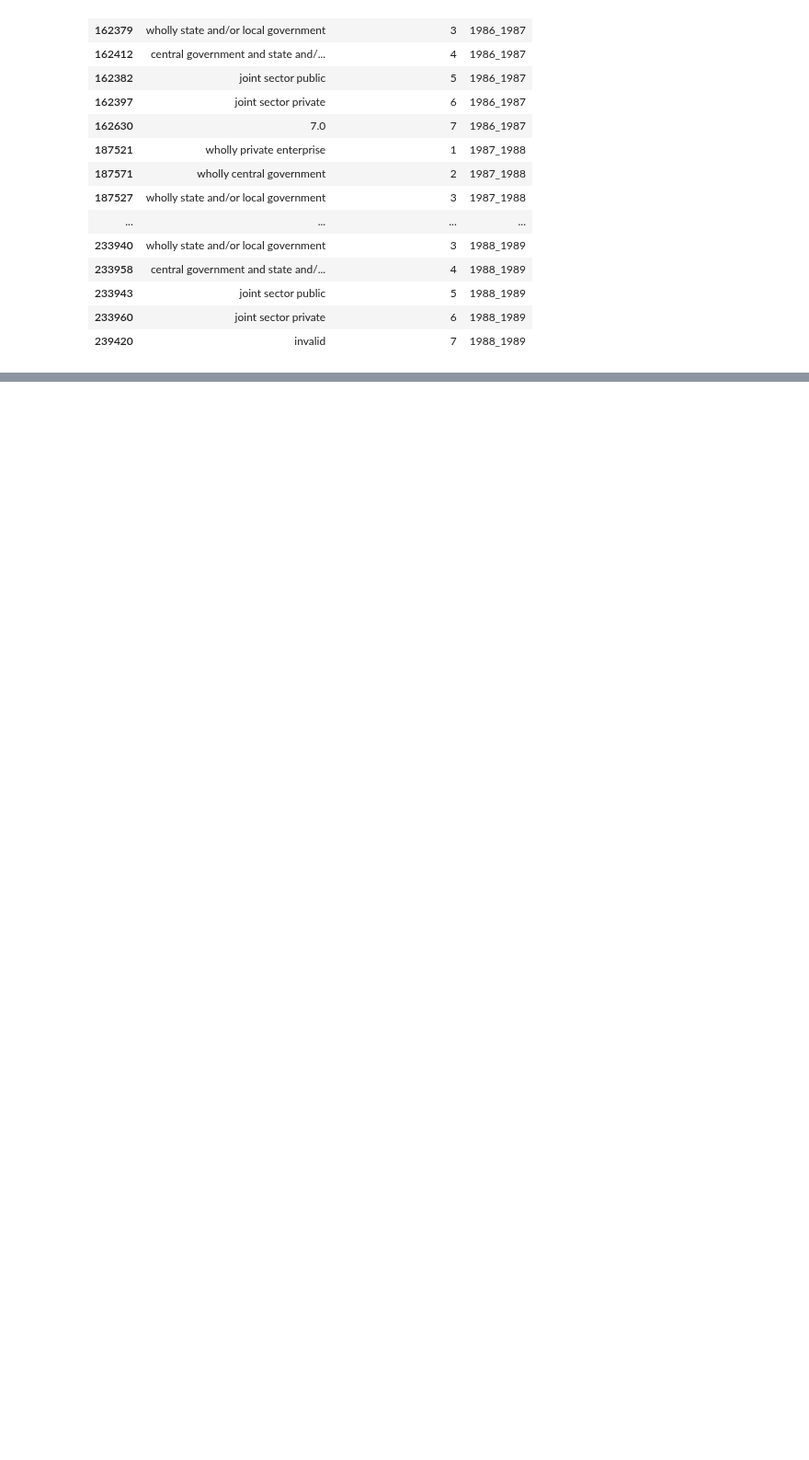
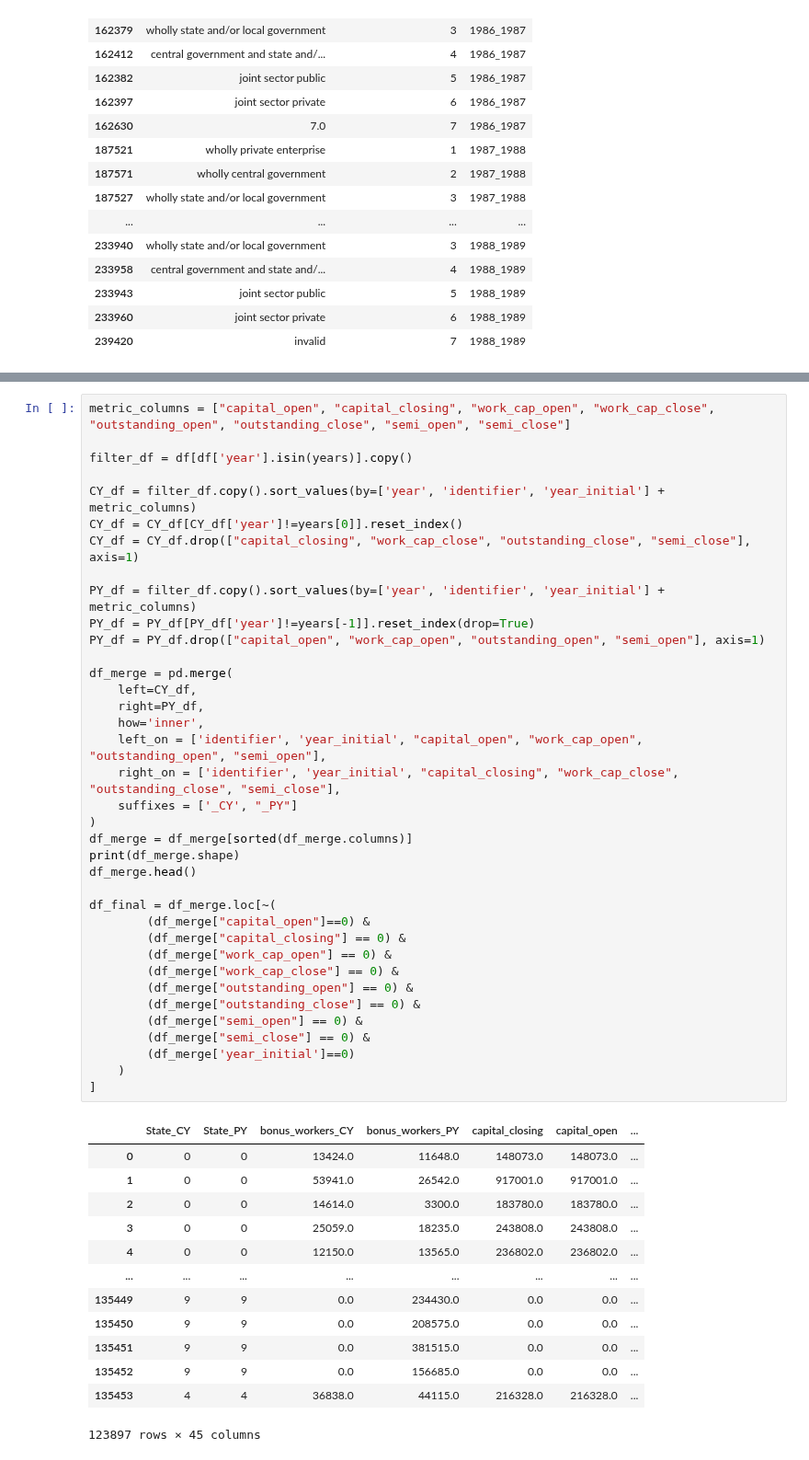
Before and after one commit to kabeerbora/1980s_delin, a Jupyter notebook: 1980s_delicensing.ipynb, the cells around one changed output, grey strips where cells are left out. Shown at 92% size. Cells and saved outputs as stored; diff of their text form; blank space fills up the shorter version.

```diff
--- a/1980s_delicensing.ipynb
+++ b/1980s_delicensing.ipynb
@@ -886,0 +1059,51 @@ ownership_mapping
+# %%
+metric_columns = ["capital_open", "capital_closing", "work_cap_open", "work_cap_close", "outstanding_open", "outstanding_close", "semi_open", "semi_close"]
+
+filter_df = df[df['year'].isin(years)].copy()
+
+CY_df = filter_df.copy().sort_values(by=['year', 'identifier', 'year_initial'] + metric_columns)
+CY_df = CY_df[CY_df['year']!=years[0]].reset_index()
+CY_df = CY_df.drop(["capital_closing", "work_cap_close", "outstanding_close", "semi_close"], axis=1)
+
+PY_df = filter_df.copy().sort_values(by=['year', 'identifier', 'year_initial'] + metric_columns)
+PY_df = PY_df[PY_df['year']!=years[-1]].reset_index(drop=True)
+PY_df = PY_df.drop(["capital_open", "work_cap_open", "outstanding_open", "semi_open"], axis=1)
+
+df_merge = pd.merge(
+    left=CY_df,
+    right=PY_df,
+    how='inner',
+    left_on = ['identifier', 'year_initial', "capital_open", "work_cap_open", "outstanding_open", "semi_open"],
+    right_on = ['identifier', 'year_initial', "capital_closing", "work_cap_close", "outstanding_close", "semi_close"],
+    suffixes = ['_CY', "_PY"]
+)
+df_merge = df_merge[sorted(df_merge.columns)]
+print(df_merge.shape)
+df_merge.head()
+
+df_final = df_merge.loc[~(
+        (df_merge["capital_open"]==0) &
+        (df_merge["capital_closing"] == 0) &
+        (df_merge["work_cap_open"] == 0) &
+        (df_merge["work_cap_close"] == 0) &
+        (df_merge["outstanding_open"] == 0) &
+        (df_merge["outstanding_close"] == 0) &
+        (df_merge["semi_open"] == 0) &
+        (df_merge["semi_close"] == 0) &
+        (df_merge['year_initial']==0)
+    )
+]
+# %% [output]
+|  | State_CY | State_PY | bonus_workers_CY | bonus_workers_PY | capital_closing | capital_open | ... |
+| 0 | 0 | 0 | 13424.0 | 11648.0 | 148073.0 | 148073.0 | ... |
+| 1 | 0 | 0 | 53941.0 | 26542.0 | 917001.0 | 917001.0 | ... |
+| 2 | 0 | 0 | 14614.0 | 3300.0 | 183780.0 | 183780.0 | ... |
+| 3 | 0 | 0 | 25059.0 | 18235.0 | 243808.0 | 243808.0 | ... |
+| 4 | 0 | 0 | 12150.0 | 13565.0 | 236802.0 | 236802.0 | ... |
+| ... | ... | ... | ... | ... | ... | ... | ... |
+| 135449 | 9 | 9 | 0.0 | 234430.0 | 0.0 | 0.0 | ... |
+| 135450 | 9 | 9 | 0.0 | 208575.0 | 0.0 | 0.0 | ... |
+| 135451 | 9 | 9 | 0.0 | 381515.0 | 0.0 | 0.0 | ... |
+| 135452 | 9 | 9 | 0.0 | 156685.0 | 0.0 | 0.0 | ... |
+| 135453 | 4 | 4 | 36838.0 | 44115.0 | 216328.0 | 216328.0 | ... |
+123897 rows × 45 columns
```
Also changed, not shown: parts of 5 cells of this notebook.
